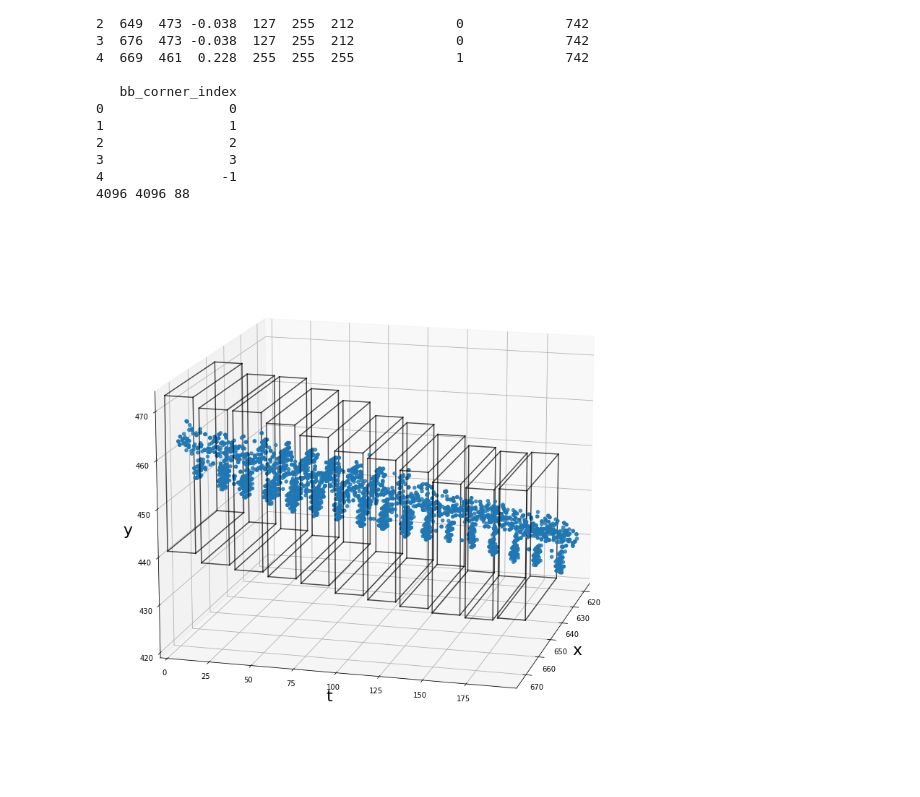
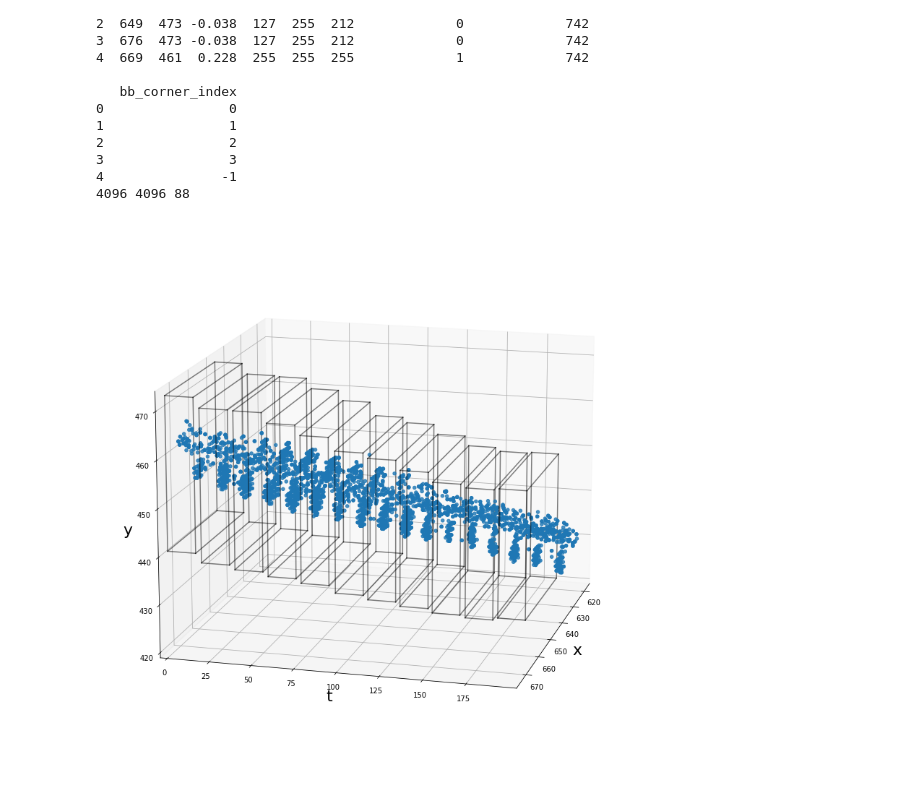
Before and after one commit to boeges/ma_point_cloud_processing, a Jupyter notebook: inspect_trajectories.ipynb, the cells around one changed output. Saved outputs shown, nothing was run; the diff lists cells and outputs as text; code cells hidden in the pictures.

```diff
--- a/inspect_trajectories.ipynb
+++ b/inspect_trajectories.ipynb
@@ -366,32 +368,32 @@ t = events_df["t"]
 c = events_df["bb_frame_index"].astype(int)
 ax.scatter(x, t, y, alpha=0.8, cmap='cool', zorder=1)
 
 # xx = np.array([0,1,0,1,0,1,0,1]) * 20 + 640
 # tt = np.array([0,0,0,0,1,1,1,1]) * 20 + 100
 # yy = np.array([0,0,1,1,0,0,1,1]) * 20 + 440
 
 lines_start = [0,0,2,1,4,4,6,5,0,1,2,3]
 lines_end =   [1,2,3,3,5,6,7,7,4,5,6,7]
 lines_zorder= [2,2,2,2,0,0,0,0,0,0,1,1]
 for k,bb in bboxes.items():
     if len(bb) != 8:
         continue
     for i in range(len(lines_start)):
         a = lines_start[i]
         b = lines_end[i]
         zo = lines_zorder[i]
         pointa = bb[a]
         pointb = bb[b]
-        ax.plot([pointa[0],pointb[0]], [pointa[2],pointb[2]], [pointa[1],pointb[1]], color='black', alpha=0.7, zorder=zo)
+        ax.plot([pointa[0],pointb[0]], [pointa[2],pointb[2]], [pointa[1],pointb[1]], color='black', alpha=0.5, zorder=zo)
 
 # syntax for plotting
 ax.set_xlabel('x', fontsize=22)
 ax.set_ylabel('t', fontsize=22)
 ax.set_zlabel('y', fontsize=22)
 ax.elev = 15
 ax.azim = 15
 # ax.axis('off')
 ax.margins(0)
 plt.show()
 # %% [output]
-[figure, old version]
+[figure, new version]
```
Also changed, not shown: parts of 1 cell of this notebook, 4 other files.
